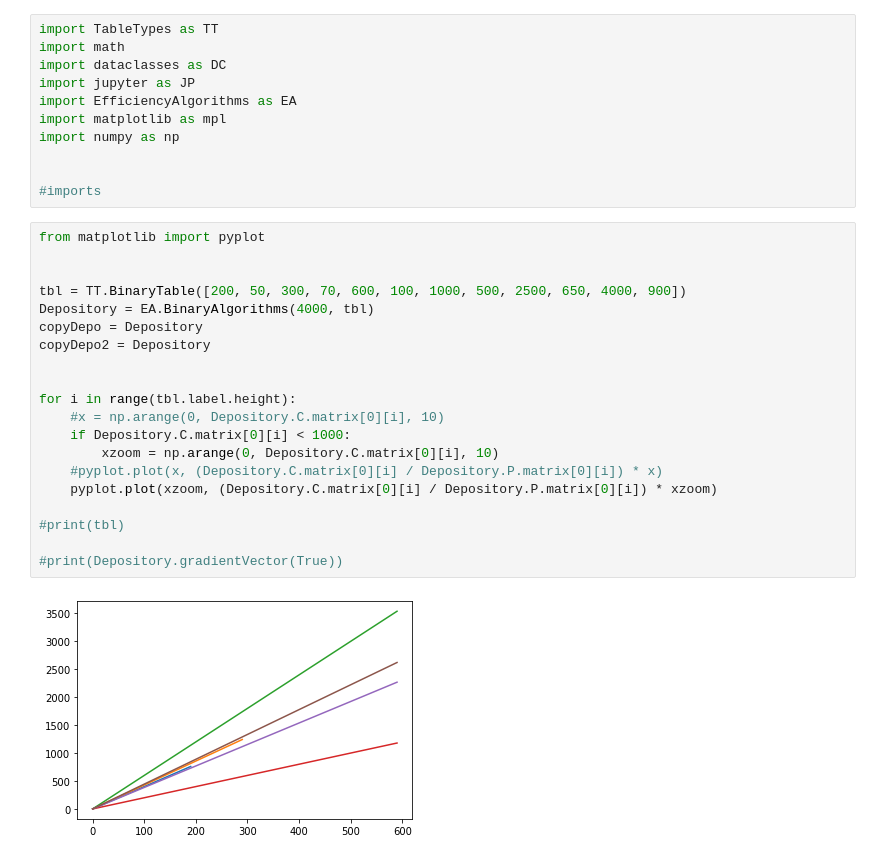
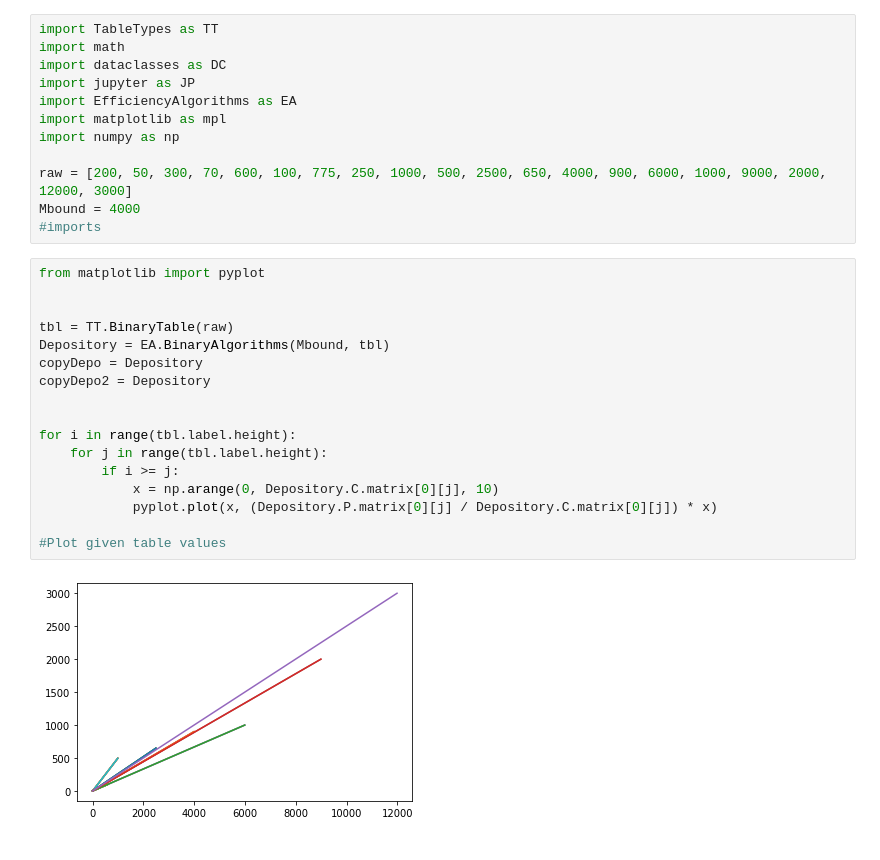
Before and after one commit to Pomidorka1234/Table-Efficiency, a Jupyter notebook: JupyModule.ipynb, the cells around one changed output. Drawn from its saved outputs; the diff is of its cells as text.

Commit message:
commit Notebook algorthim changes and plot support

```diff
--- a/JupyModule.ipynb
+++ b/JupyModule.ipynb
@@ -7,27 +7,25 @@ import EfficiencyAlgorithms as EA
 import matplotlib as mpl
 import numpy as np
 
-
+raw = [200, 50, 300, 70, 600, 100, 775, 250, 1000, 500, 2500, 650, 4000, 900, 6000, 1000, 9000, 2000, 12000, 3000]
+Mbound = 4000
 #imports
 # %%
 from matplotlib import pyplot
 
 
-tbl = TT.BinaryTable([200, 50, 300, 70, 600, 100, 1000, 500, 2500, 650, 4000, 900])
-Depository = EA.BinaryAlgorithms(4000, tbl)
+tbl = TT.BinaryTable(raw)
+Depository = EA.BinaryAlgorithms(Mbound, tbl)
 copyDepo = Depository
 copyDepo2 = Depository
 
 
 for i in range(tbl.label.height):
-    #x = np.arange(0, Depository.C.matrix[0][i], 10)
-    if Depository.C.matrix[0][i] < 1000:
-        xzoom = np.arange(0, Depository.C.matrix[0][i], 10)
-    #pyplot.plot(x, (Depository.C.matrix[0][i] / Depository.P.matrix[0][i]) * x)
-    pyplot.plot(xzoom, (Depository.C.matrix[0][i] / Depository.P.matrix[0][i]) * xzoom)
+    for j in range(tbl.label.height):
+        if i >= j:
+            x = np.arange(0, Depository.C.matrix[0][j], 10)
+            pyplot.plot(x, (Depository.P.matrix[0][j] / Depository.C.matrix[0][j]) * x)
 
-#print(tbl)
-
-#print(Depository.gradientVector(True))
+#Plot given table values
 # %% [output]
-[figure, old version]
+[figure, new version]
```
Also changed, not shown: parts of 2 cells of this notebook, 11 other files.
